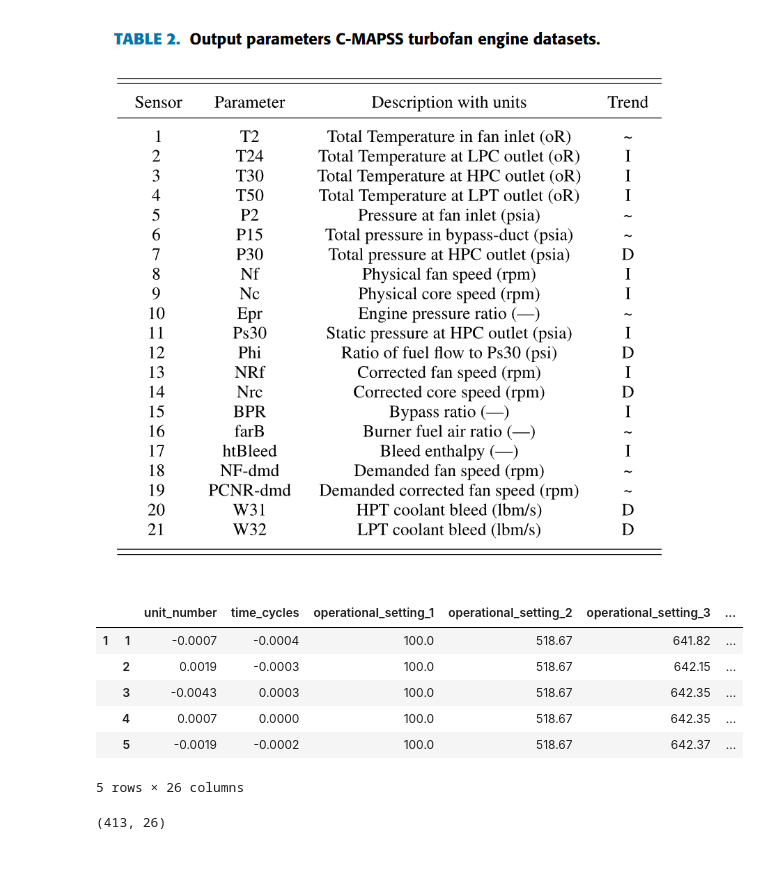
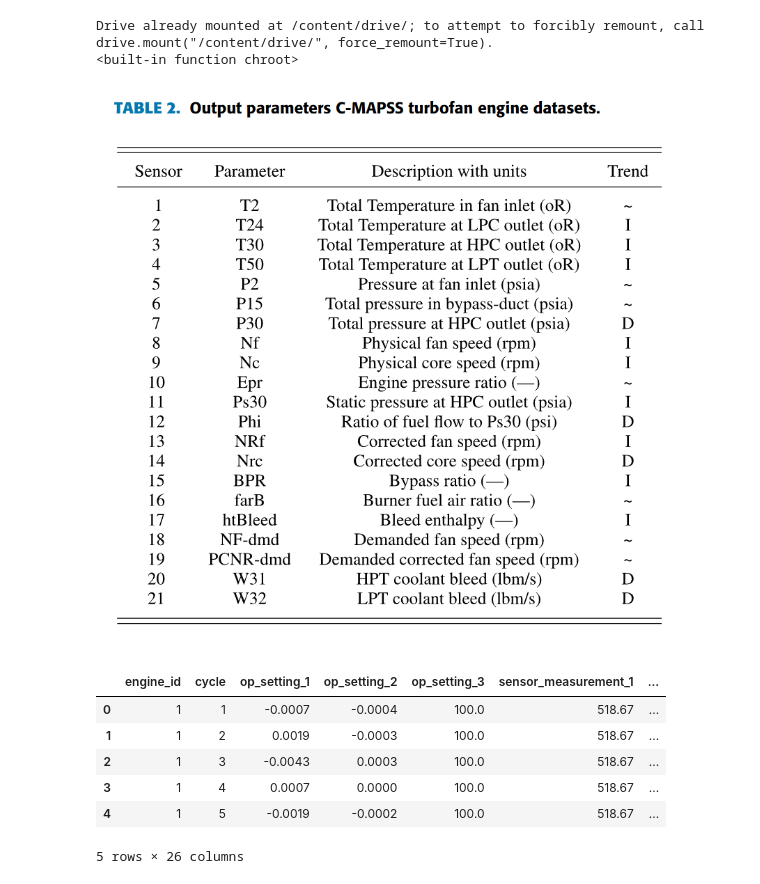
Before and after one commit to daviseemann/turbofan-rul-prediction-cmapss, a Jupyter notebook: notebooks/pre-processing.ipynb, the cells around one changed output. Saved outputs shown, nothing was run; the diff lists cells and outputs as text; code cells hidden in the pictures.

```diff
--- a/notebooks/pre-processing.ipynb
+++ b/notebooks/pre-processing.ipynb
@@ -3,5 +3,13 @@ import pandas as pd
 import numpy as np
 import matplotlib.pyplot as plt
 import seaborn as sns
+# %%
+from google.colab import drive
+drive.mount('/content/drive/')
+import os
+os.chdir('/content/drive/MyDrive/Data science studies/Aprendizado-de-maquina-UFSC/final-project/data')
+# %% [output]
+Drive already mounted at /content/drive/; to attempt to forcibly remount, call drive.mount("/content/drive/", force_remount=True).
+<built-in function chroot>
 # %% [markdown]
-![image.png](attachment:image.png)
+![image.png](embedded-picture-1)
@@ -39,14 +16,25 @@ df = pd.read_csv("./dados/train_FD001.txt", sep=" ", header=None, names=columns)
+# %%
+# Caminhos dos arquivos
+train_path = "./6.turbofan rul/train_FD001.txt"
+test_path = "./6.turbofan rul/test_FD001.txt"
+rul_path = "./6.turbofan rul/RUL_FD001.txt"
+
+# Nomes das colunas (de acordo com a documentação original do C-MAPSS)
+column_names = ['engine_id', 'cycle'] + \
+               [f'op_setting_{i}' for i in range(1, 4)] + \
+               [f'sensor_measurement_{i}' for i in range(1, 22)]
+
+# Importando os arquivos (espaço em branco como delimitador)
+df_train = pd.read_csv(train_path, sep='\s+', header=None, names=column_names)
+df_test = pd.read_csv(test_path, sep='\s+', header=None, names=column_names)
+df_rul = pd.read_csv(rul_path, sep='\s+', header=None, names=['RUL'])
 # %%
-df.head()
+df_train.head()
 # %% [output]
-|  |  | unit_number | time_cycles | operational_setting_1 | operational_setting_2 | operational_setting_3 | ... |
-| 1 | 1 | -0.0007 | -0.0004 | 100.0 | 518.67 | 641.82 | ... |
-|  | 2 | 0.0019 | -0.0003 | 100.0 | 518.67 | 642.15 | ... |
-|  | 3 | -0.0043 | 0.0003 | 100.0 | 518.67 | 642.35 | ... |
-|  | 4 | 0.0007 | 0.0000 | 100.0 | 518.67 | 642.35 | ... |
-|  | 5 | -0.0019 | -0.0002 | 100.0 | 518.67 | 642.37 | ... |
+|  | engine_id | cycle | op_setting_1 | op_setting_2 | op_setting_3 | sensor_measurement_1 | ... |
+| 0 | 1 | 1 | -0.0007 | -0.0004 | 100.0 | 518.67 | ... |
+| 1 | 1 | 2 | 0.0019 | -0.0003 | 100.0 | 518.67 | ... |
+| 2 | 1 | 3 | -0.0043 | 0.0003 | 100.0 | 518.67 | ... |
+| 3 | 1 | 4 | 0.0007 | 0.0000 | 100.0 | 518.67 | ... |
+| 4 | 1 | 5 | -0.0019 | -0.0002 | 100.0 | 518.67 | ... |
 5 rows × 26 columns
-# %%
-df[df["unit_number"] == 0].shape
-# %% [output]
-(413, 26)
```
Also changed, not shown: parts of 7 cells of this notebook.
